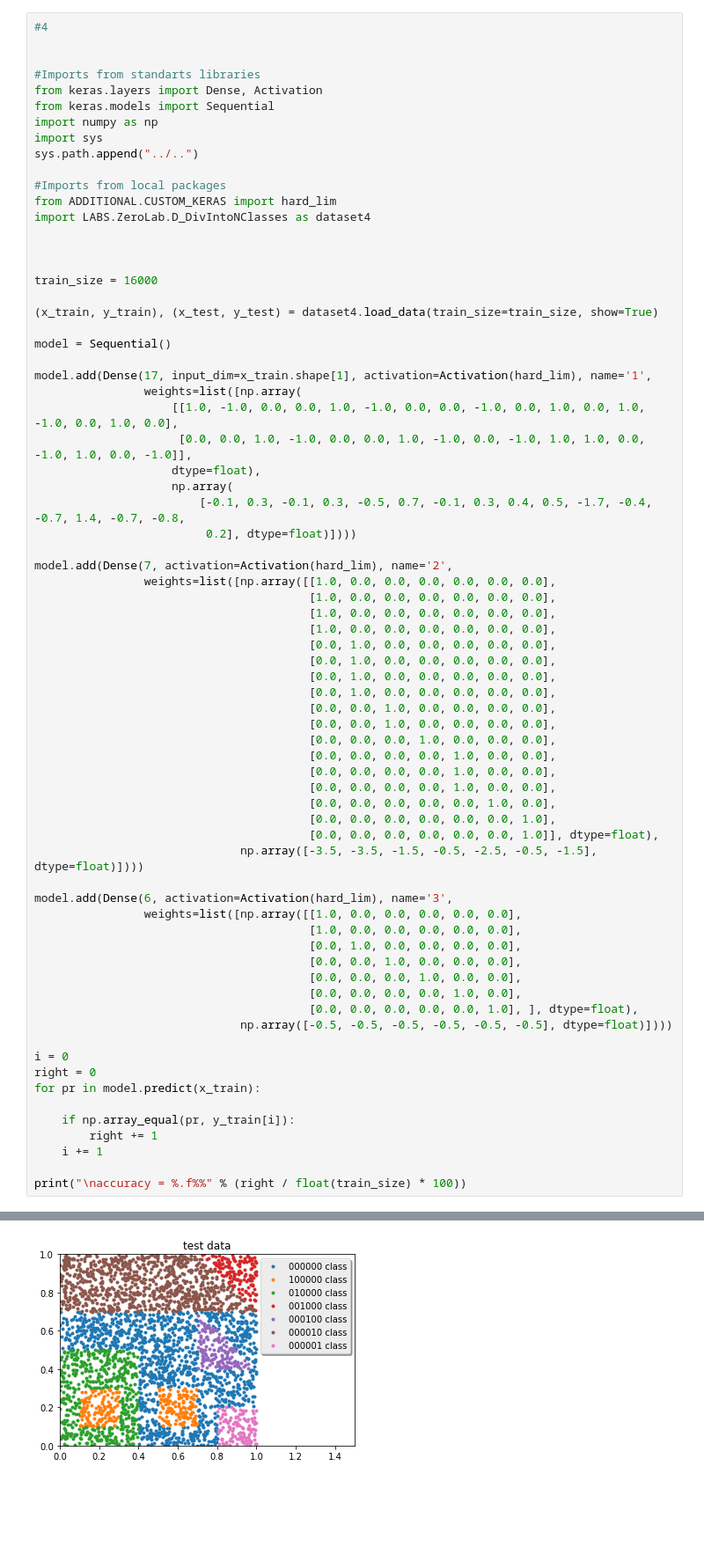
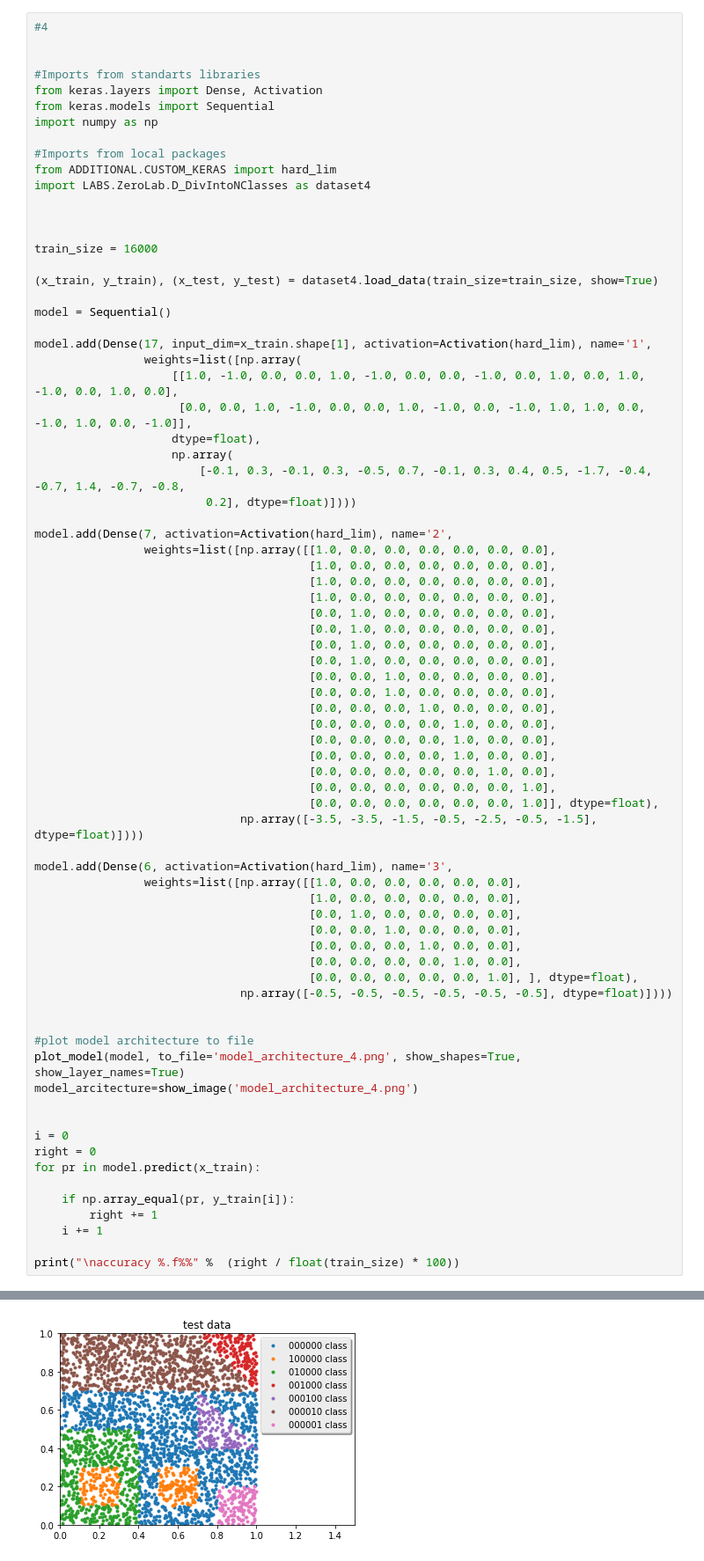
Before and after one commit to DanilaEremenko/NeuralNetwork, a Jupyter notebook: LABS/FirstLab/FirstReport.ipynb, the cells around one changed output, grey strips where cells are left out. Shown at 88% size. Saved outputs shown, nothing was run; the diff lists cells and outputs as text; blank space fills up the shorter version.

```diff
--- a/LABS/FirstLab/FirstReport.ipynb
+++ b/LABS/FirstLab/FirstReport.ipynb
@@ -165,8 +182,6 @@ True
 from keras.layers import Dense, Activation
 from keras.models import Sequential
 import numpy as np
-import sys
-sys.path.append("../..")
 
 #Imports from local packages
 from ADDITIONAL.CUSTOM_KERAS import hard_lim
@@ -219,6 +234,12 @@ model.add(Dense(6, activation=Activation(hard_lim), name='3',
                                         [0.0, 0.0, 0.0, 0.0, 0.0, 1.0], ], dtype=float),
                               np.array([-0.5, -0.5, -0.5, -0.5, -0.5, -0.5], dtype=float)])))
 
+
+#plot model architecture to file
+plot_model(model, to_file='model_architecture_4.png', show_shapes=True, show_layer_names=True)
+model_arcitecture=show_image('model_architecture_4.png')
+
+
 i = 0
 right = 0
 for pr in model.predict(x_train):
@@ -227,5 +248,5 @@ for pr in model.predict(x_train):
         right += 1
     i += 1
 
-print("\naccuracy = %.f%%" % (right / float(train_size) * 100))
+print("\naccuracy %.f%%" %  (right / float(train_size) * 100))
 # %% [output]
@@ -233 +254 @@ print("\naccuracy = %.f%%" % (right / float(train_size) * 100))
-[figure, old version]
+[figure, new version]
```
Also changed, not shown: parts of 7 cells of this notebook, 2 other files.
